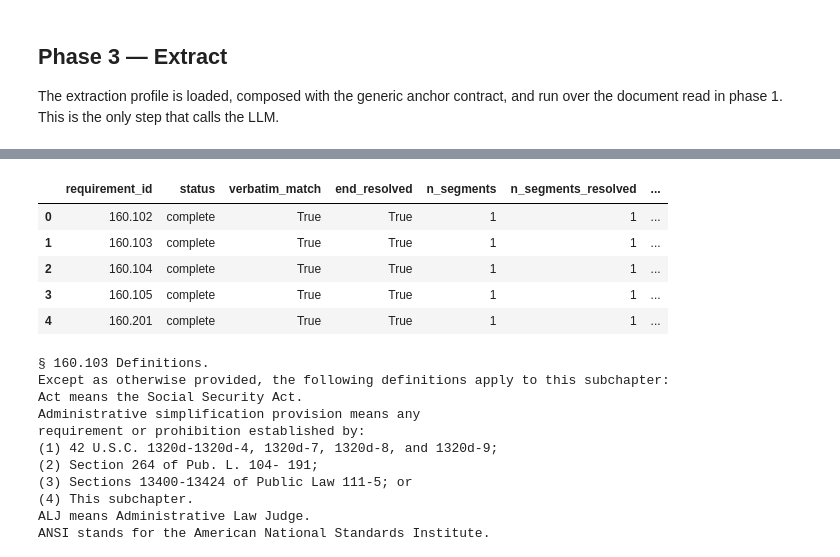
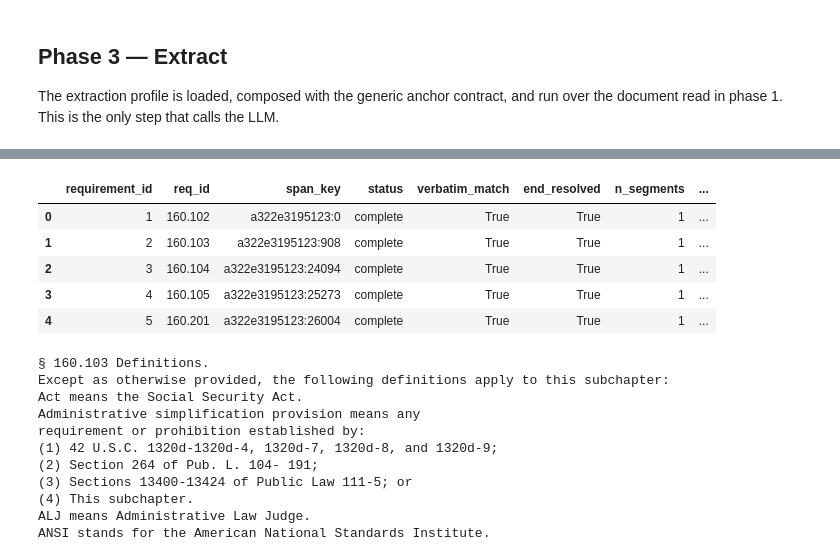
Before and after one commit to Juand0145/anchor, a Jupyter notebook: anchor_demo.ipynb, the cells around one changed output, grey strips where cells are left out. Drawn from its saved outputs; the diff is of its cells as text; code cells hidden in the pictures.

```diff
--- a/anchor_demo.ipynb
+++ b/anchor_demo.ipynb
@@ -123,22 +123,33 @@ Done. 1 batch(es) in 4.2s | 1/1 ok API call(s) | 5 requirement(s) stitched.
 # %%
+def source_req_id(r):
+    """Id as printed in the CFR, read from segment metadata (display only)."""
+    for spec in r.segment_anchor_pairs or []:
+        if isinstance(spec.metadata, dict) and spec.metadata.get("req_id"):
+            return spec.metadata["req_id"]
+    return ""
+
+
 results_df = pd.DataFrame([{
-    "requirement_id": r.requirement_id,
+    "requirement_id": r.anchor_id,
+    "req_id": source_req_id(r),
+    "span_key": r.span_key,
     "status": r.status,
     "verbatim_match": r.verbatim_match,
     "end_resolved": r.end_resolved,
     "n_segments": r.n_segments,
     "n_segments_resolved": r.n_segments_resolved,
     "doc_offset_start": r.doc_offset_start,
     "doc_offset_end": r.doc_offset_end,
 } for r in extraction.requirements])
+
 results_df
 # %% [output]
-|  | requirement_id | status | verbatim_match | end_resolved | n_segments | n_segments_resolved | ... |
-| 0 | 160.102 | complete | True | True | 1 | 1 | ... |
-| 1 | 160.103 | complete | True | True | 1 | 1 | ... |
-| 2 | 160.104 | complete | True | True | 1 | 1 | ... |
-| 3 | 160.105 | complete | True | True | 1 | 1 | ... |
-| 4 | 160.201 | complete | True | True | 1 | 1 | ... |
+|  | requirement_id | req_id | span_key | status | verbatim_match | end_resolved | n_segments | ... |
+| 0 | 1 | 160.102 | a322e3195123:0 | complete | True | True | 1 | ... |
+| 1 | 2 | 160.103 | a322e3195123:908 | complete | True | True | 1 | ... |
+| 2 | 3 | 160.104 | a322e3195123:24094 | complete | True | True | 1 | ... |
+| 3 | 4 | 160.105 | a322e3195123:25273 | complete | True | True | 1 | ... |
+| 4 | 5 | 160.201 | a322e3195123:26004 | complete | True | True | 1 | ... |
 # %%
 req_id = "160.103"
 
```
Also changed, not shown: parts of 3 cells of this notebook, 16 other files.
